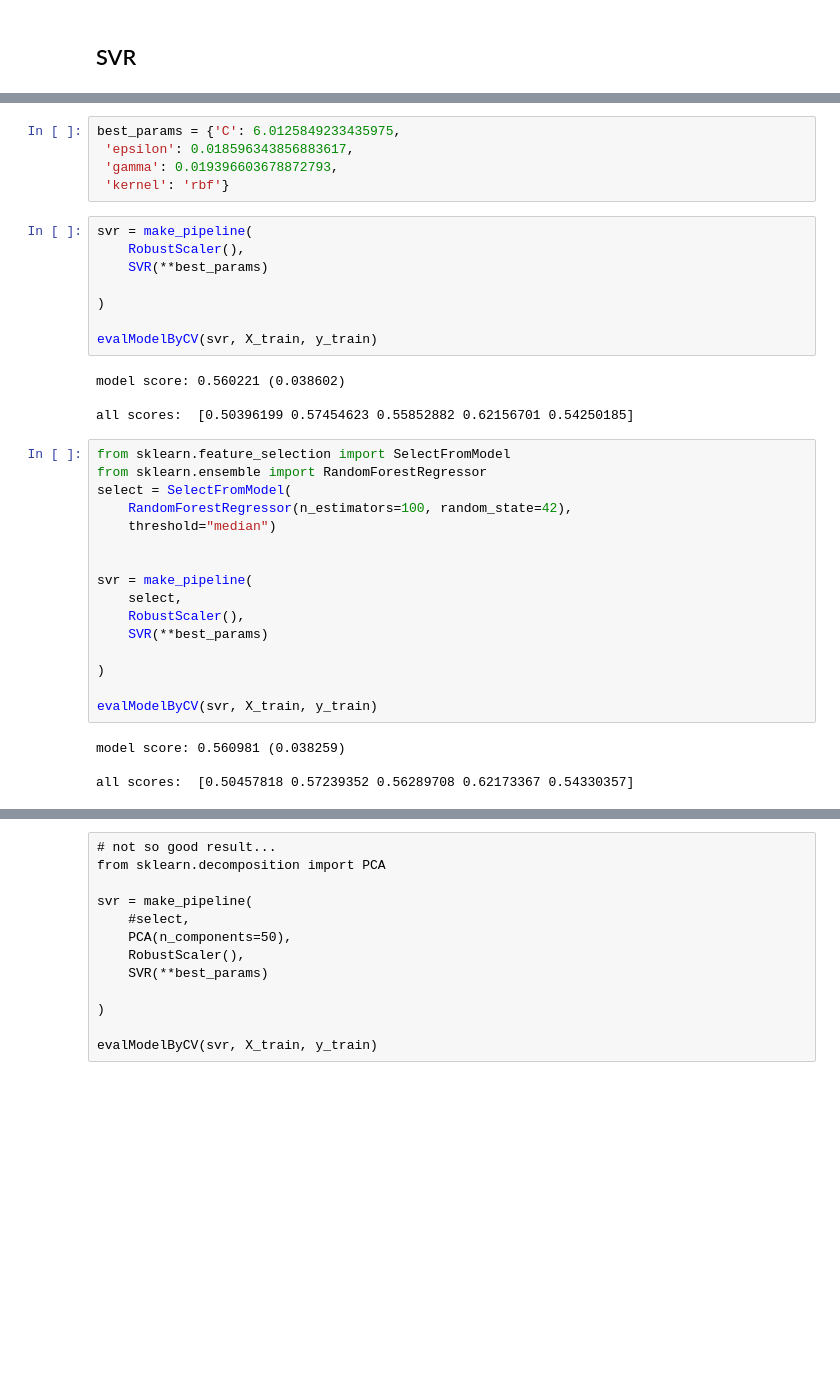
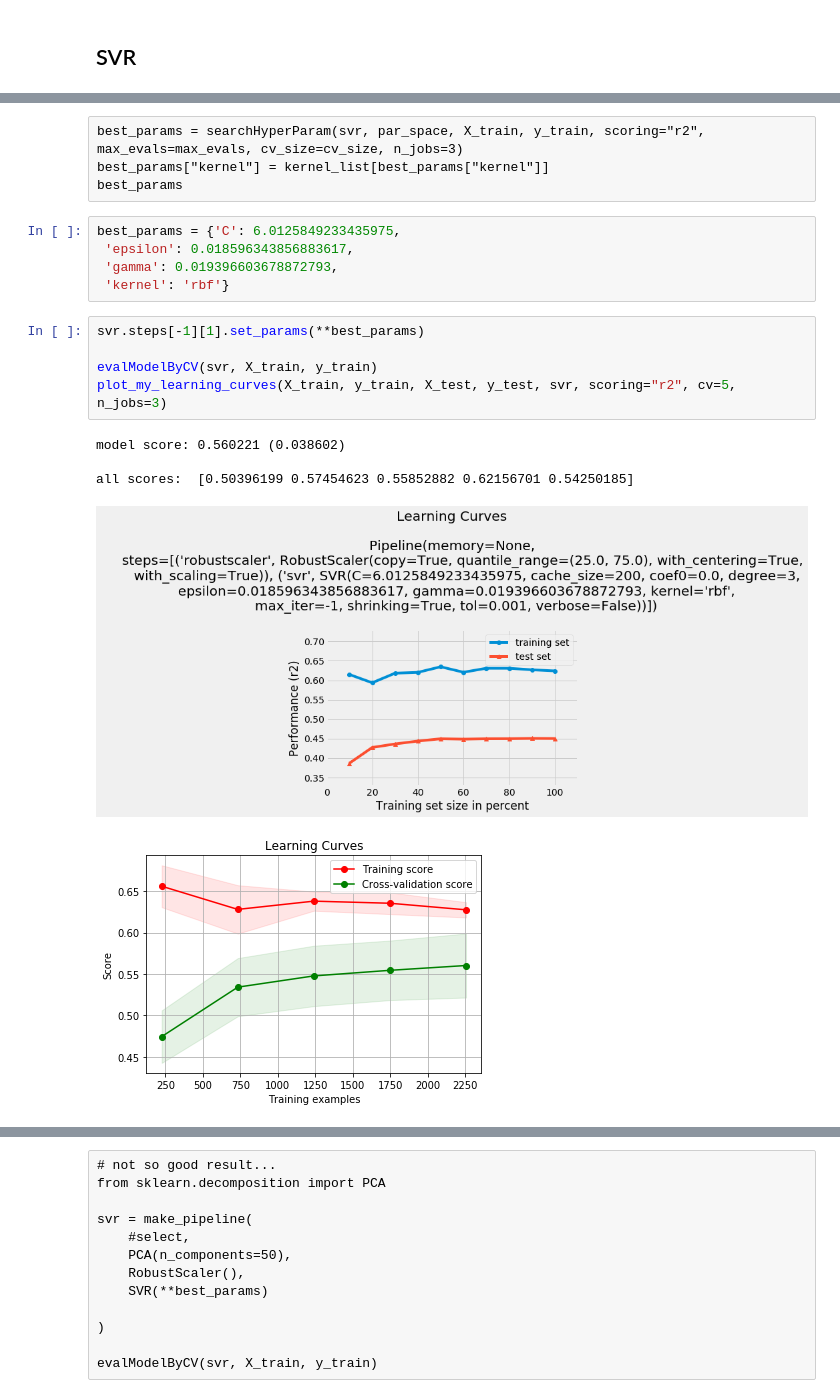
Before and after one commit to alancet/test, a Jupyter notebook: kaggle/mercedes/src/my_predict.ipynb, the cells around one changed output, grey strips where cells are left out. Cells and saved outputs as stored; diff of their text form; blank space fills up the shorter version.

Commit message:
refactoring model hyper param search my func

```diff
--- a/kaggle/mercedes/src/my_predict.ipynb
+++ b/kaggle/mercedes/src/my_predict.ipynb
@@ -1006,37 +1060,20 @@ best_params
+# %% [raw]
+best_params = searchHyperParam(svr, par_space, X_train, y_train, scoring="r2", max_evals=max_evals, cv_size=cv_size, n_jobs=3)
+best_params["kernel"] = kernel_list[best_params["kernel"]]
+best_params
 # %%
 best_params = {'C': 6.0125849233435975,
  'epsilon': 0.018596343856883617,
  'gamma': 0.019396603678872793,
  'kernel': 'rbf'}
-# %%
-svr = make_pipeline(
-    RobustScaler(),
-    SVR(**best_params)
-
-)
-
-evalModelByCV(svr, X_train, y_train)
-# %% [output]
-model score: 0.560221 (0.038602)
-
-all scores:  [0.50396199 0.57454623 0.55852882 0.62156701 0.54250185]
-# %%
-from sklearn.feature_selection import SelectFromModel
-from sklearn.ensemble import RandomForestRegressor
-select = SelectFromModel(
-    RandomForestRegressor(n_estimators=100, random_state=42),
-    threshold="median")
-
-
-svr = make_pipeline(
-    select,
-    RobustScaler(),
-    SVR(**best_params)
-
-)
-
-evalModelByCV(svr, X_train, y_train)
-# %% [output]
-model score: 0.560981 (0.038259)
-
-all scores:  [0.50457818 0.57239352 0.56289708 0.62173367 0.54330357]
+# %%
+svr.steps[-1][1].set_params(**best_params)
+
+evalModelByCV(svr, X_train, y_train)
+plot_my_learning_curves(X_train, y_train, X_test, y_test, svr, scoring="r2", cv=5, n_jobs=3)
+# %% [output]
+model score: 0.560221 (0.038602)
+
+all scores:  [0.50396199 0.57454623 0.55852882 0.62156701 0.54250185]
+[figure, added]
+[figure, added]
```
Also changed, not shown: parts of 94 cells of this notebook.
